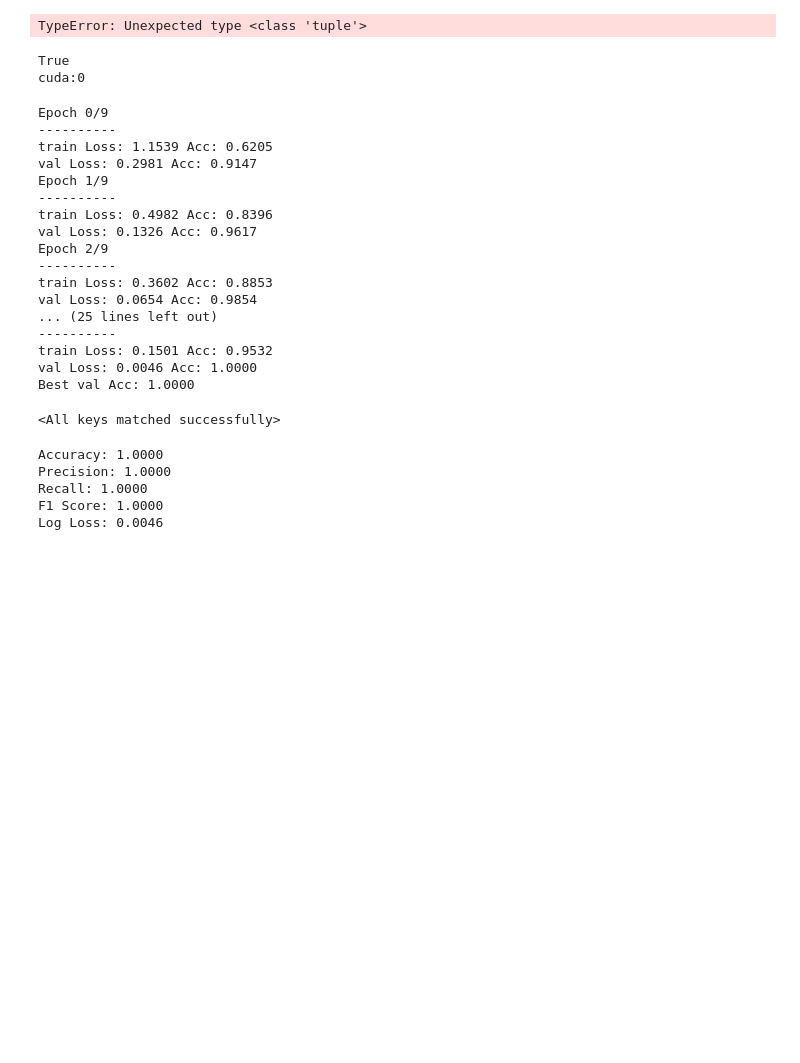
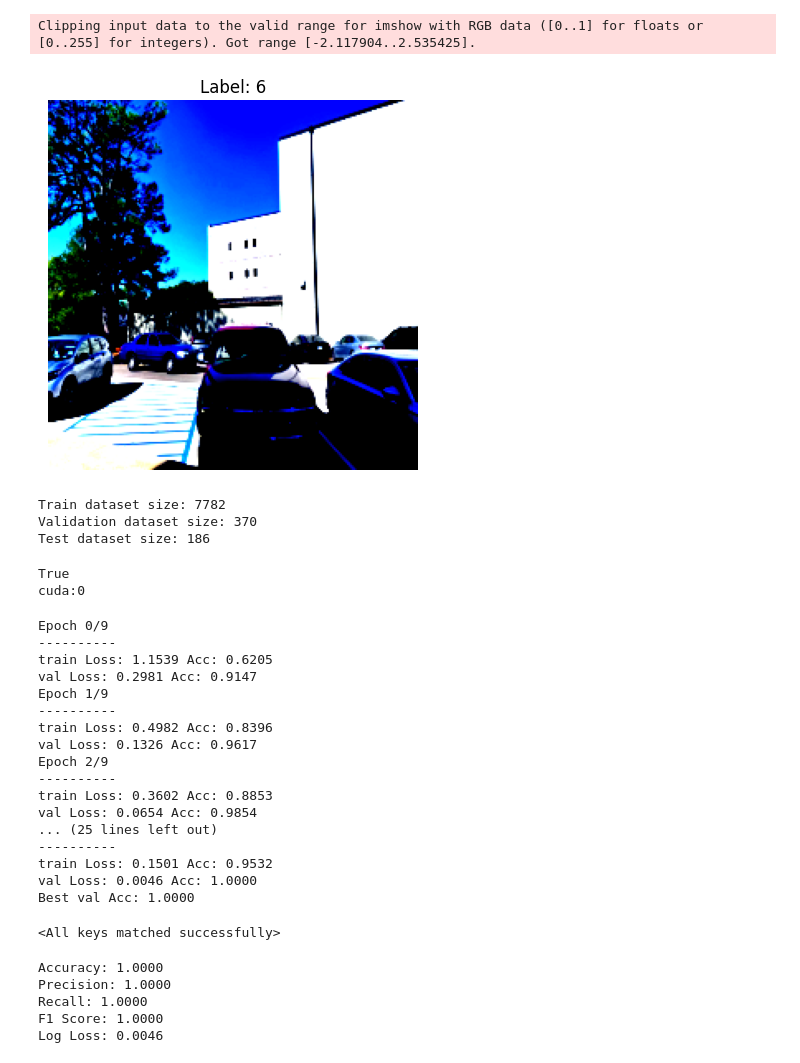
Before and after one commit to SovaCoda/Regression-Renegades-MSU-Ai-Competiition, a Jupyter notebook: main.ipynb, the cells around one changed output. Drawn from its saved outputs; the diff is of its cells as text; code cells hidden in the pictures; blank space fills up the shorter version.

```diff
--- a/main.ipynb
+++ b/main.ipynb
@@ -17,7 +15,7 @@ Matplotlib is building the font cache; this may take a moment.
 # Define data transforms from the Ai_Competition github
 data_transforms = {
     'train': transforms.Compose([
-        transforms.RandomResizedCrop(224),        # Randomly crop the image to 512x512
+        transforms.RandomResizedCrop([224,224]),        # Randomly crop the image to 512x512
         transforms.RandomHorizontalFlip(),        # Randomly flip the image horizontally
         transforms.RandomRotation(180),            # Randomly rotate the image by 10 degrees
         transforms.ColorJitter(brightness=0.2, contrast=0.2, saturation=0.2, hue=0.2),  # Randomly change the brightness, contrast, saturation, and hue
@@ -26,14 +24,23 @@ data_transforms = {
         transforms.Normalize([0.485, 0.456, 0.406], # Normalize with standard values
                              [0.229, 0.224, 0.225]) # Mean and Std for RGB channels
     ]),
+    'augmentation': transforms.Compose([
+        transforms.RandomResizedCrop([224,224]),        # Randomly crop the image to 512x512
+        transforms.RandomHorizontalFlip(),        # Randomly flip the image horizontally
+        transforms.RandomRotation(180),            # Randomly rotate the image by 10 degrees
+        transforms.ColorJitter(brightness=0.2, contrast=0.2, saturation=0.2, hue=0.2),  # Randomly change the brightness, contrast, saturation, and hue
+        transforms.RandomVerticalFlip(),          # Randomly flip the image vertically,
+        transforms.Normalize([0.485, 0.456, 0.406], # Normalize with standard values
+                             [0.229, 0.224, 0.225]) # Mean and Std for RGB channels
+    ]),
     'val': transforms.Compose([
-        transforms.Resize(256),                    # Resize the image to 512x512
+        transforms.Resize([224,224]),                    # Resize the image to 512x512
         transforms.ToTensor(),                     # Convert the image to a tensor
         transforms.Normalize([0.485, 0.456, 0.406], # Normalize with standard values
                              [0.229, 0.224, 0.225]) # Mean and Std for RGB channels
     ]),
     'test': transforms.Compose([
-        transforms.Resize(256),                    # Resize the image to 512x512
+        transforms.Resize([224,224]),                    # Resize the image to 512x512
         transforms.ToTensor(),                     # Convert the image to a tensor
         transforms.Normalize([0.485, 0.456, 0.406], # Normalize with standard values
                              [0.229, 0.224, 0.225]) # Mean and Std for RGB channels
@@ -71,58 +73,58 @@ train_ratio = 0.7
 val_ratio = 0.2
 test_ratio = 0.1
 
+total_size = 0
+
 total_size = len(image_dataset)
 train_size = int(train_ratio * total_size)
 val_size = int(val_ratio * total_size)
 test_size = total_size - train_size - val_size
 
 train_dataset, val_dataset, test_dataset = random_split(image_dataset, [train_size, val_size, test_size])
-train_dataset = CustomDataset(train_dataset, data_transforms['train'])
-val_dataset = CustomDataset(val_dataset, data_transforms['val'])
-test_dataset = CustomDataset(test_dataset, data_transforms['test'])
+train_dataset = MyDataset(train_dataset, transform=data_transforms['train'])
+val_dataset = MyDataset(val_dataset, transform=data_transforms['val'])
+test_dataset = MyDataset(test_dataset, transform=data_transforms['test'])
 
 augmented_datasets = []
 augmented_dataset = []
 # Create multiple augmented train datasets and concatenate them
 for i in range(1, 7):  # Create 6 augmented versions
-    augmented_dataset = CustomDataset(train_dataset, data_transforms['train'])
+    augmented_dataset = MyDataset(train_dataset, data_transforms['train'])
     # Concatenate the original dataset with the new augmented one
     augmented_datasets = torch.utils.data.ConcatDataset([augmented_datasets, augmented_dataset])
 
 # Create dataloaders from the concatenated datasets
 dataloaders = {
-    'train': DataLoader(augmented_datasets, batch_size=batch_size, shuffle=True, num_workers=4),
-    'val': DataLoader(val_dataset, batch_size=batch_size, shuffle=True, num_workers=4),
-    'test': DataLoader(test_dataset, batch_size=batch_size, shuffle=True, num_workers=4)
+    'train': DataLoader(augmented_datasets, batch_size=batch_size, shuffle=True, num_workers=0),
+    'val': DataLoader(val_dataset, batch_size=batch_size, shuffle=False, num_workers=0),
+    'test': DataLoader(test_dataset, batch_size=batch_size, shuffle=False, num_workers=0)
 }
 
 dataset_sizes = {
     'train': len(augmented_datasets),
     'val': len(val_dataset),
     'test': len(test_dataset)
 }
 
-sample_idx = 0  # Change this index to see different samples
-sample = train_dataset[sample_idx]
 
-# If it's an image dataset, sample is typically a tuple (image, label)
-image, label = sample
+images, labels = next(iter(dataloaders['val']))
 
 # Convert the tensor image to a numpy array for visualization
-image = image.permute(1, 2, 0).numpy()
 
-plt.imshow(image)
-plt.title(f'Label: {label}')
+plt.imshow(np.transpose(images[0].numpy(), (1, 2, 0)))
+plt.title(f'Label: {labels[0]}')
 plt.axis('off')
 plt.show()
-
-
 
 print(f"Train dataset size: {dataset_sizes['train']}")
 print(f"Validation dataset size: {dataset_sizes['val']}")
 print(f"Test dataset size: {dataset_sizes['test']}")
 # %% [output]
-TypeError: Unexpected type <class 'tuple'>
+Clipping input data to the valid range for imshow with RGB data ([0..1] for floats or [0..255] for integers). Got range [-2.117904..2.535425].
+[figure, added]
+Train dataset size: 7782
+Validation dataset size: 370
+Test dataset size: 186
 # %%
 # Load a pre-trained ResNet18 model
 model = models.resnet18(pretrained=True)
```
Also changed, not shown: parts of 2 cells of this notebook.
